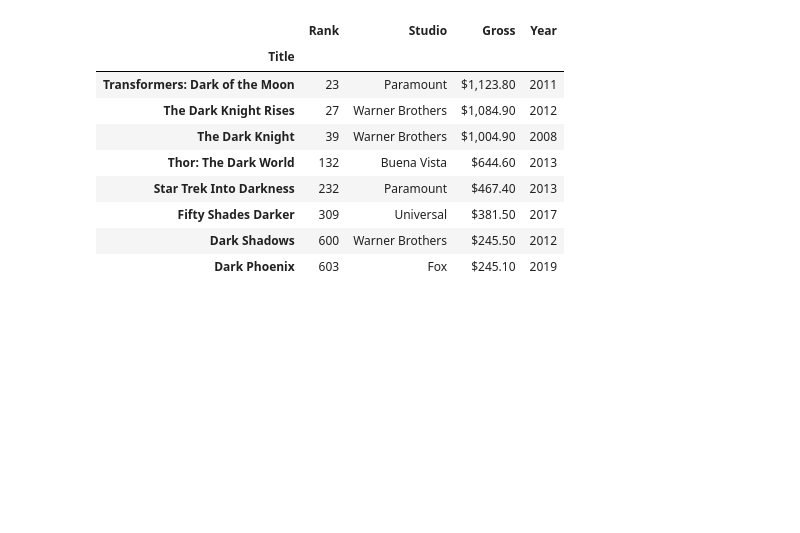
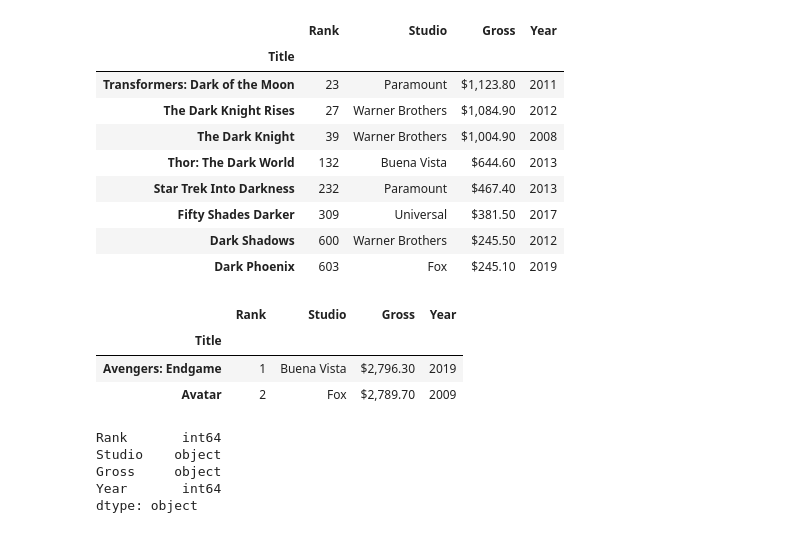
Before and after one commit to singamravibabu/dt-batch13, a Jupyter notebook: 001_pandas_intro.ipynb, the cells around one changed output. Cells and saved outputs as stored; diff of their text form; code cells hidden in the pictures; blank space fills up the shorter version.

```diff
--- a/001_pandas_intro.ipynb
+++ b/001_pandas_intro.ipynb
@@ -452,3 +453,18 @@ movies[has_dark_in_title] # Display rows where the title contains "dark"
 | Fifty Shades Darker | 309 | Universal | $381.50 | 2017 |
 | Dark Shadows | 600 | Warner Brothers | $245.50 | 2012 |
 | Dark Phoenix | 603 | Fox | $245.10 | 2019 |
+# %%
+movies.head(2)
+# %% [output]
+|  | Rank | Studio | Gross | Year |
+| Title |  |  |  |  |
+| Avengers: Endgame | 1 | Buena Vista | $2,796.30 | 2019 |
+| Avatar | 2 | Fox | $2,789.70 | 2009 |
+# %%
+movies.dtypes
+# %% [output]
+Rank       int64
+Studio    object
+Gross     object
+Year       int64
+dtype: object
```
Also changed, not shown: parts of 14 cells of this notebook, 3 other files.
